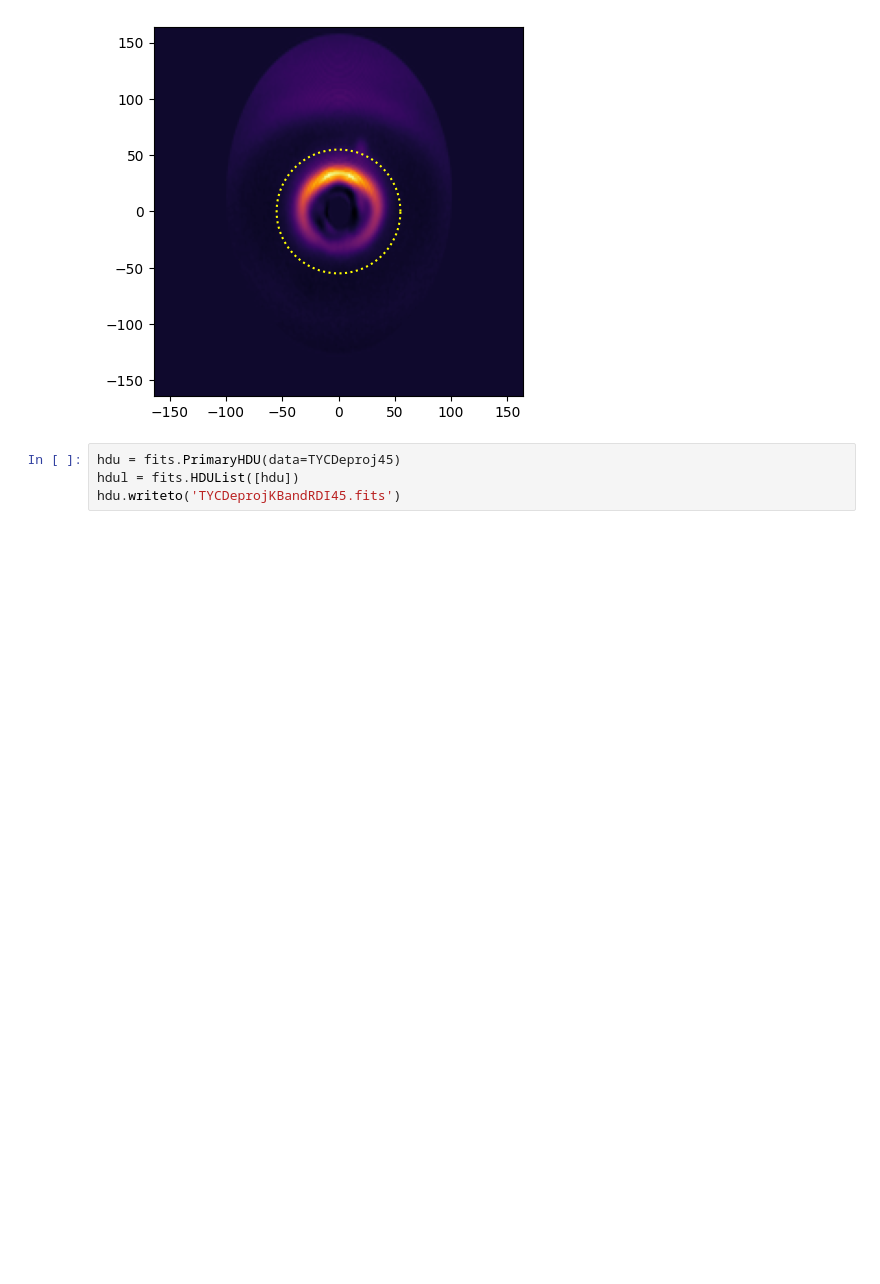
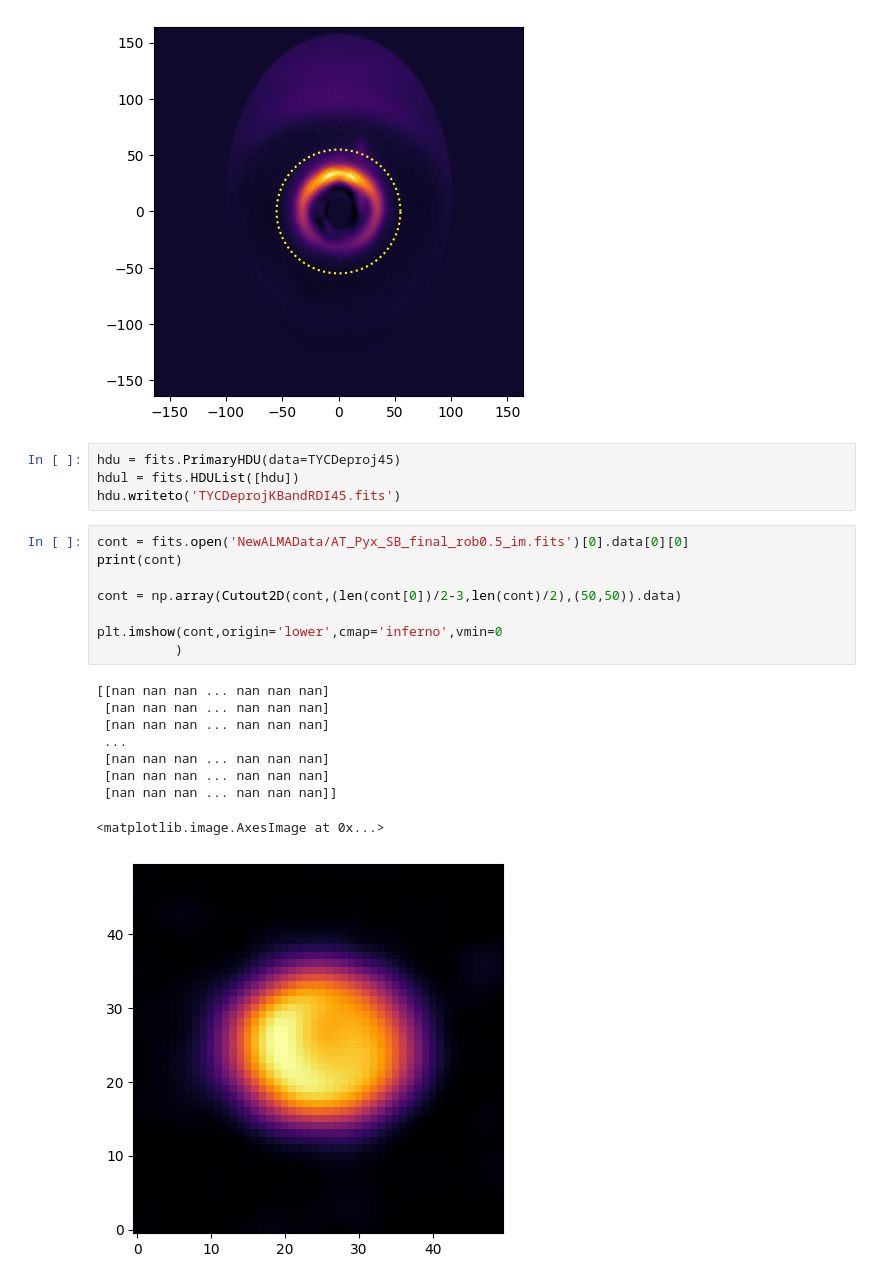
Before and after one commit to danmcl77/masters, a Jupyter notebook: Reclamation - Deprojection.ipynb, the cells around one changed output. Drawn from its saved outputs; the diff is of its cells as text; blank space fills up the shorter version.

```diff
--- a/Reclamation - Deprojection.ipynb
+++ b/Reclamation - Deprojection.ipynb
@@ -361,3 +395,21 @@ plt.plot(x_2,y_2,color='yellow',linestyle='dotted')
 hdu = fits.PrimaryHDU(data=TYCDeproj45)
 hdul = fits.HDUList([hdu])
 hdu.writeto('TYCDeprojKBandRDI45.fits')
+# %%
+cont = fits.open('NewALMAData/AT_Pyx_SB_final_rob0.5_im.fits')[0].data[0][0]
+print(cont)
+
+cont = np.array(Cutout2D(cont,(len(cont[0])/2-3,len(cont)/2),(50,50)).data)
+
+plt.imshow(cont,origin='lower',cmap='inferno',vmin=0
+          )
+# %% [output]
+[[nan nan nan ... nan nan nan]
+ [nan nan nan ... nan nan nan]
+ [nan nan nan ... nan nan nan]
+ ...
+ [nan nan nan ... nan nan nan]
+ [nan nan nan ... nan nan nan]
+ [nan nan nan ... nan nan nan]]
+<matplotlib.image.AxesImage at 0x...>
+[figure, added]
```
Also changed, not shown: parts of 5 cells of this notebook.
